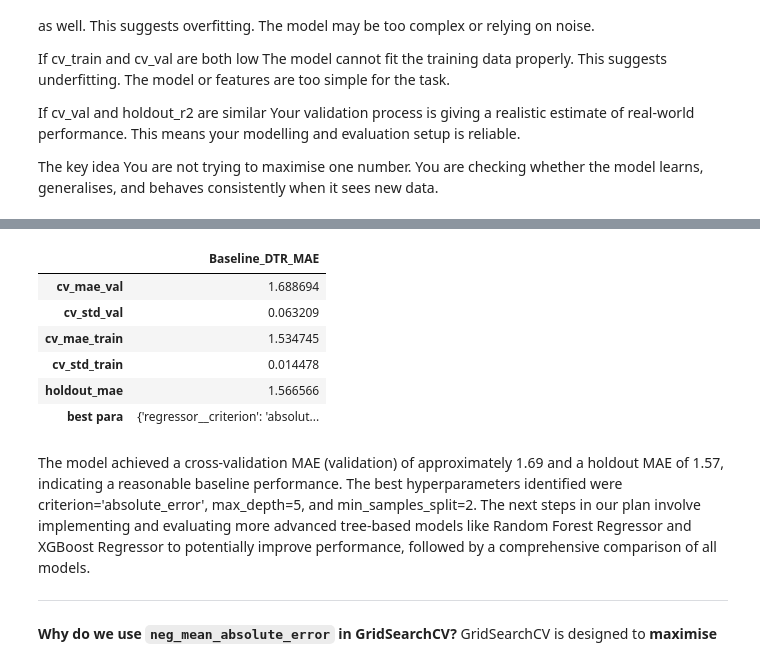
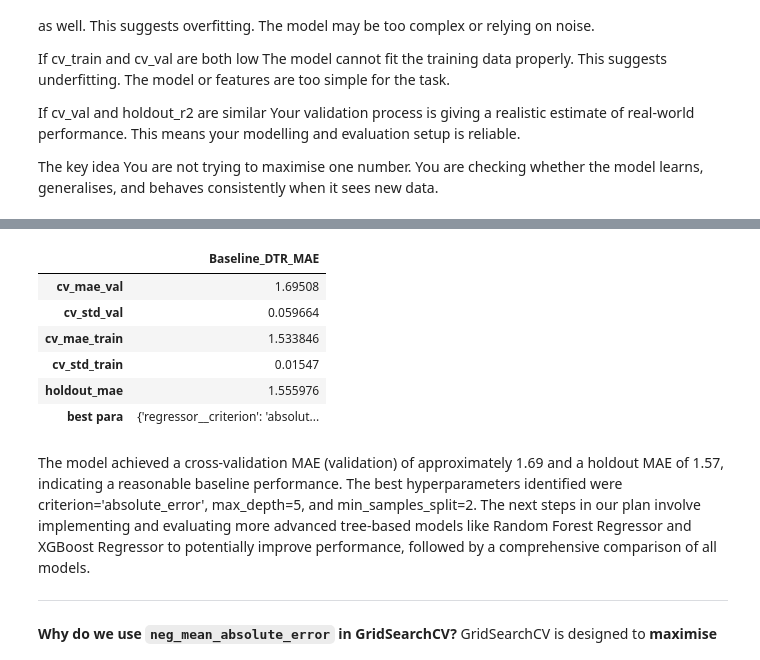
Before and after one commit to starscream1114-source/ADALL_github, a Jupyter notebook: Project_using_template.ipynb, the cells around one changed output, grey strips where cells are left out. Saved outputs shown, nothing was run; the diff lists cells and outputs as text; code cells hidden in the pictures.

```diff
--- a/Project_using_template.ipynb
+++ b/Project_using_template.ipynb
@@ -781,14 +781,16 @@ def detect_high_numeric_correlation(df: pd.DataFrame, thresh: float = 0.9) -> Di
     return high_pairs
 
 # ----- Wrapper that runs the selected helpers based on boolean flags -----
-def preprocess(df: pd.DataFrame,
-               impute_missing: bool = True,
-               clip_exam: bool = True,
-               winsorize: bool = True,
-               standardize_cat: bool = True,
-               drop_dups_flag: bool = True,
-               convert_cat_dtype: bool = False, # Set to False by default
-               report_corr_thresh: Optional[float] = None) -> pd.DataFrame:
+def preprocess(
+    df: pd.DataFrame,
+    impute_missing: bool = True,
+    clip_exam: bool = True,
+    winsorize: bool = True,
+    standardize_cat: bool = True,
+    drop_dups_flag: bool = True,
+    convert_cat_dtype: bool = False, # Set to False by default
+    report_corr_thresh: Optional[float] = None
+) -> pd.DataFrame:
     """
     Wrapper to call the helper functions above according to flags.
     - Does NOT encode categoricals or train any model.
@@ -1226,12 +1228,21 @@ This is a good default that you already know from prior modules.
 from sklearn.compose import ColumnTransformer
 from sklearn.pipeline import Pipeline
 from sklearn.preprocessing import OneHotEncoder, OrdinalEncoder, StandardScaler
+from sklearn.impute import SimpleImputer # Import SimpleImputer
+
 #categorical_transformer = OneHotEncoder(handle_unknown="ignore")
-categorical_transformer_baseline = OrdinalEncoder(handle_unknown='use_encoded_value',unknown_value=-1)
+#categorical_transformer_baseline = OrdinalEncoder(handle_unknown='use_encoded_value',unknown_value=-1)
+
+# Create a pipeline for categorical features: Impute then Encode
+categorical_transformer_pipeline = Pipeline(steps=[
+    ('imputer', SimpleImputer(strategy='most_frequent')),
+    ('ordinal_encoder', OrdinalEncoder(handle_unknown='use_encoded_value', unknown_value=-1))
+])
+
 #numeric_transformer = StandardScaler()
 
 preprocessor_baseline = ColumnTransformer([
-        ("cat", categorical_transformer_baseline, cat_columns)
+        ("cat", categorical_transformer_pipeline, cat_columns)
     ],remainder='passthrough')
 # %% [markdown]
 Chapter 8. Baseline model: Decision Tree Regressor
@@ -1277,10 +1288,12 @@ from sklearn.tree import DecisionTreeRegressor
 # -----------------------------------------
 # 1) Model + pipeline
 # -----------------------------------------
-pipe = Pipeline([
-    ("preprocessor", preprocessor_baseline), # Use the baseline preprocessor here
-    ("regressor", DecisionTreeRegressor(random_state=42)),
-])
+pipe = Pipeline(
+    [
+        ("preprocessor", preprocessor_baseline),  # Use the baseline preprocessor here
+        ("regressor", DecisionTreeRegressor(random_state=42)),
+    ]
+)
 
 # -----------------------------------------
 # 2) CV + small grid (MAE)
@@ -1306,7 +1319,7 @@ grid_search = GridSearchCV(
     scoring="neg_mean_absolute_error",
     n_jobs=-1,
     refit=True,
-    error_score="raise"
+    error_score="raise",
 )
 
 grid_search.fit(X_train, y_train)
@@ -1323,7 +1336,7 @@ cv_out = cross_validate(
     scoring="neg_mean_absolute_error",
     return_train_score=True,
     n_jobs=-1,
-    error_score="raise"
+    error_score="raise",
 )
 
 # Convert negative MAE to positive MAE
@@ -1379,11 +1392,11 @@ Index(['Hours_Studied', 'Attendance', 'Sleep_Hours', 'Previous_Scores',
       dtype='object')
 {'regressor__criterion': 'absolute_error', 'regressor__max_depth': 5, 'regressor__min_samples_split': 2}
 |  | Baseline_DTR_MAE |
-| cv_mae_val | 1.688694 |
-| cv_std_val | 0.063209 |
-| cv_mae_train | 1.534745 |
-| cv_std_train | 0.014478 |
-| holdout_mae | 1.566566 |
+| cv_mae_val | 1.69508 |
+| cv_std_val | 0.059664 |
+| cv_mae_train | 1.533846 |
+| cv_std_train | 0.01547 |
+| holdout_mae | 1.555976 |
 | best para | {'regressor__criterion': 'absolut... |
 # %% [markdown]
 The model achieved a cross-validation MAE (validation) of approximately 1.69 and a holdout MAE of 1.57, indicating a reasonable baseline performance. The best hyperparameters identified were criterion='absolute_error', max_depth=5, and min_samples_split=2. The next steps in our plan involve implementing and evaluating more advanced tree-based models like Random Forest Regressor and XGBoost Regressor to potentially improve performance, followed by a comprehensive comparison of all models.
```
Also changed, not shown: parts of 41 cells of this notebook.
